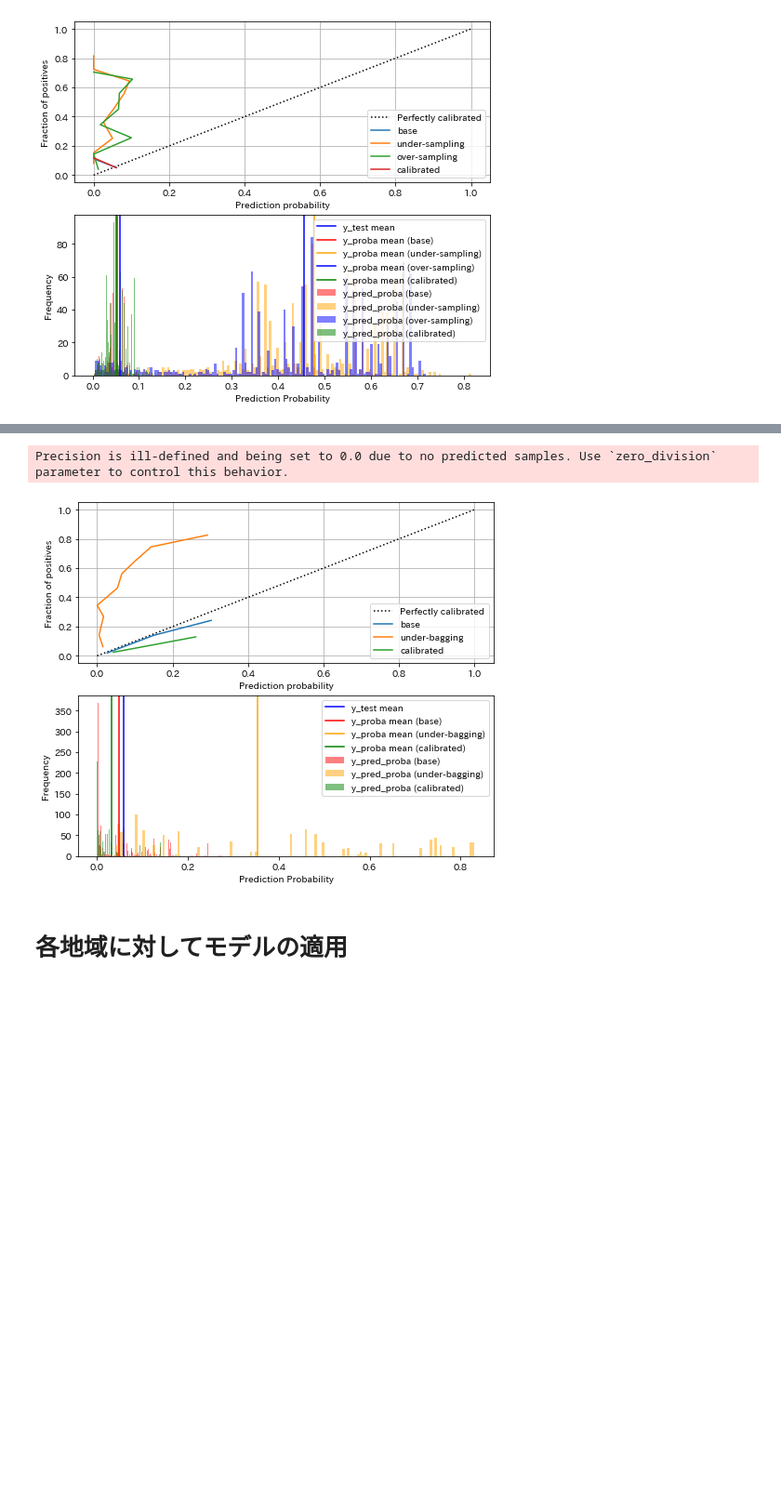
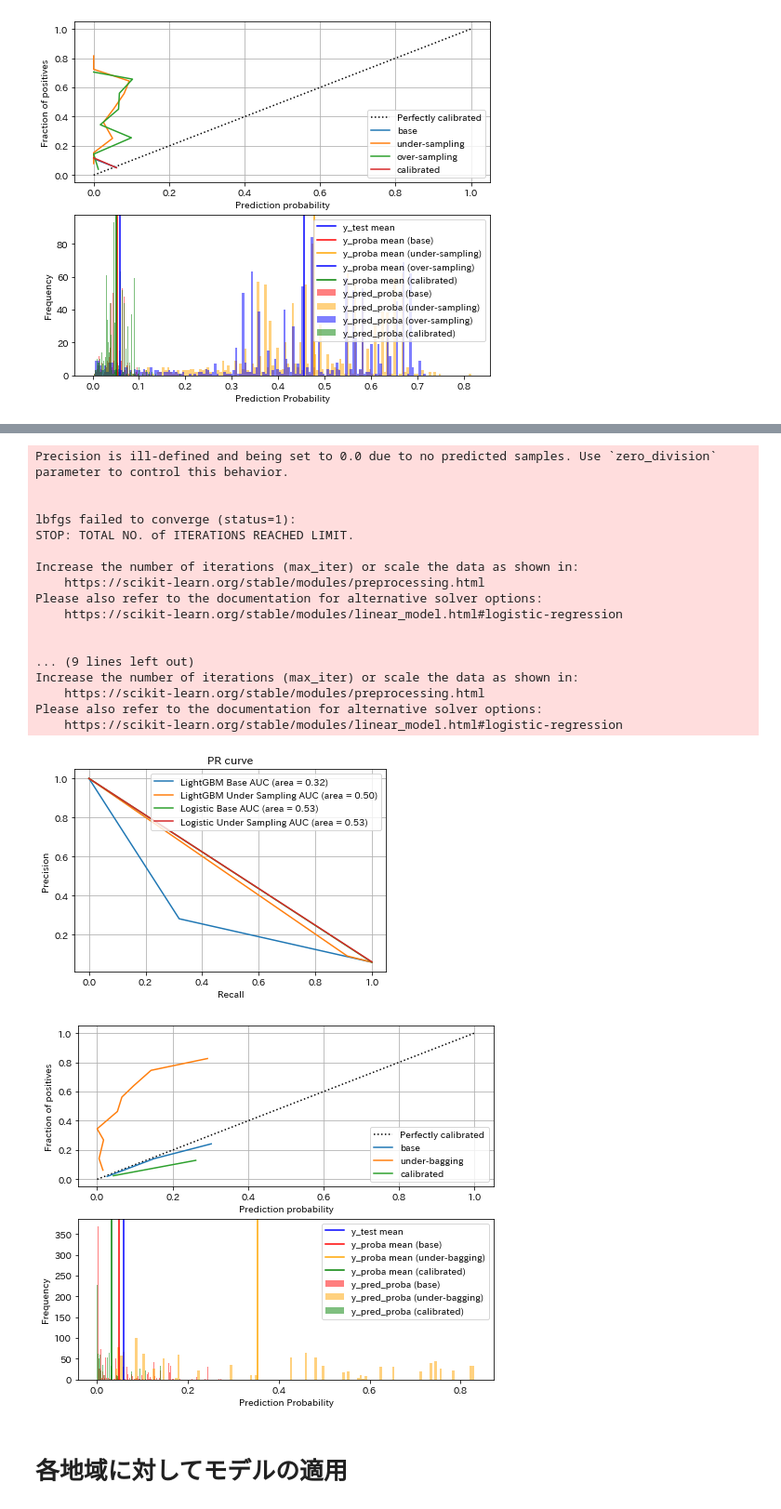
Before and after one commit to ostk0069/COVID-19-Basic-Analysis, a Jupyter notebook: signate_phase1_covid19_case_data.ipynb, the cells around one changed output, grey strips where cells are left out. Shown: that part at 93% size. Saved outputs shown, nothing was run; the diff lists cells and outputs as text; code cells hidden in the pictures; blank space fills up the shorter version.

```diff
--- a/signate_phase1_covid19_case_data.ipynb
+++ b/signate_phase1_covid19_case_data.ipynb
@@ -614,7 +614,7 @@ def main():
 
     # 検証用データを予測させる
     y_pred_proba_base = booster.predict(X_test)
-    y_pred_base = np.where(y_pred_proba_base > 0.9, 1, 0)
+    y_pred_base = np.where(y_pred_proba_base > 0.163, 1, 0)
 
     # Recallを指定した時のprecisionを調べる
     for percentage in [round(i * 0.1, 1) for i in range(1, 10)]:
@@ -637,14 +637,14 @@ def main():
     # 検証用データを予測させる
     y_pred_proba_ub_list = cv_booster.predict(X_test)
     y_pred_proba_ub = np.array(y_pred_proba_ub_list).mean(axis=0)
-    y_pred_ub = np.where(y_pred_proba_ub > 0.9, 1, 0)
+    y_pred_ub = np.where(y_pred_proba_ub > 0.163, 1, 0)
 
     # サンプリングレートを元に確率を補正する
     y_sampled = y_train.reindex(folds.sample_indices_)
     y_sampled_negative_len = np.count_nonzero(y_sampled == 0)
     beta = y_sampled_negative_len / len(y_train)
     y_pred_proba_cb = probability_calibration(y_pred_proba_ub, beta)
-    y_pred_cb = np.where(y_pred_proba_cb > 0.9, 1, 0)
+    y_pred_cb = np.where(y_pred_proba_cb > 0.163, 1, 0)
 
     # Recallを指定した時のprecisionを調べる
     for percentage in [round(i * 0.1, 1) for i in range(1, 10)]:
@@ -669,6 +669,55 @@ def main():
     print('y_proba mean (base)', y_pred_proba_base.mean())
     print('y_proba mean (under-sampling)', y_pred_proba_ub.mean())
     print('y_proba mean (calibrated)', y_pred_proba_cb.mean())
+
+
+    clf = LogisticRegression(random_state=42, solver='lbfgs')
+    clf.fit(X_train, y_train)
+    # 検証用データを予測させる
+    Y_pred_proba_base = clf.predict_proba(X_test)[:, 1]
+    Y_pred_base = np.where(Y_pred_proba_base > 0.163, 1, 0)
+
+    # Under-sampling で均衡データにする
+    sampler = RandomUnderSampler(random_state=42)
+    X_train_sampled, y_train_sampled = sampler.fit_sample(X_train, y_train)
+
+    # Over-sampling で均衡データにする
+    over_sampler = SMOTE(random_state=42)
+    X_train_over_sampled, y_train_over_sampled = over_sampler.fit_sample(X_train, y_train)
+
+    # Under-samplingの均衡データでロジスティック回帰モデルを学習させる
+    clf = LogisticRegression(random_state=42, solver='lbfgs')
+    clf.fit(X_train_sampled, y_train_sampled)
+    # Under-samplingの検証用データを予測させる
+    Y_pred_proba_us = clf.predict_proba(X_test)[:, 1]
+    Y_pred_us = np.where(Y_pred_proba_us > 0.163, 1, 0)
+
+    # lightgbm base
+    precision1, recall1, thresholds1 = metrics.precision_recall_curve(y_test, y_pred_base)
+    auc1 = metrics.auc(recall1, precision1)
+
+    # lightgbm undersampling
+    precision2, recall2, thresholds2 = metrics.precision_recall_curve(y_test, y_pred_ub)
+    auc2 = metrics.auc(recall2, precision2)
+
+    # logistic base
+    precision3, recall3, thresholds3 = metrics.precision_recall_curve(y_test, Y_pred_base)
+    auc3 = metrics.auc(recall3, precision3)
+
+    # logistic undersampling
+    precision4, recall4, thresholds4 = metrics.precision_recall_curve(y_test, Y_pred_us)
+    auc4 = metrics.auc(recall4, precision4)
+
+    plt.plot(recall1, precision1, label='LightGBM Base AUC (area = %.2f)'%auc1)
+    plt.plot(recall2, precision2, label='LightGBM Under Sampling AUC (area = %.2f)'%auc2)
+    plt.plot(recall3, precision3, label='Logistic Base AUC (area = %.2f)'%auc3)
+    plt.plot(recall4, precision4, label='Logistic Under Sampling AUC (area = %.2f)'%auc4)
+    plt.legend()
+    plt.title('PR curve')
+    plt.xlabel('Recall')
+    plt.ylabel('Precision')
+    plt.grid(True)
+    plt.show()
 
     # キャリブレーションカーブを計算する
     base_curve = calibration_curve(y_test, y_pred_proba_base, n_bins=10)
@@ -728,34 +777,51 @@ Function safe_indexing is deprecated; safe_indexing is deprecated in version 0.2
 
 
 Function safe_indexing is deprecated; safe_indexing is deprecated in version 0.22 and will be removed in version 0.24.
 
 
 Function safe_indexing is deprecated; safe_indexing is deprecated in version 0.22 and will be removed in version 0.24.
 
 
 Function safe_indexing is deprecated; safe_indexing is deprecated in version 0.22 and will be removed in version 0.24.
 
 
 Function safe_indexing is deprecated; safe_indexing is deprecated in version 0.22 and will be removed in version 0.24.
 [10]    cv_agg's binary_logloss: 0.548794 + 0.0342739
 [20]    cv_agg's binary_logloss: 0.525735 + 0.046926
 [30]    cv_agg's binary_logloss: 0.518289 + 0.0525071
 [40]    cv_agg's binary_logloss: 0.516524 + 0.0555879
 [50]    cv_agg's binary_logloss: 0.516443 + 0.0552117
 recallが 0.2 の割合で指定された時のprecision 0.3125
 recallが 0.3 の割合で指定された時のprecision 0.2923076923076923
 recallが 0.4 の割合で指定された時のprecision 0.24347826086956523
 recallが 0.5 の割合で指定された時のprecision 0.2125
 recallが 0.6 の割合で指定された時のprecision 0.1872146118721461
 recallが 0.7 の割合で指定された時のprecision 0.16725978647686832
 recallが 0.8 の割合で指定された時のprecision 0.13866666666666666
 ... (13 lines left out)
 y_test mean 0.05968858131487889
 y_proba mean (base) 0.050340096789828655
 y_proba mean (under-sampling) 0.35463544578235906
 y_proba mean (calibrated) 0.032504783867680395
 Precision is ill-defined and being set to 0.0 due to no predicted samples. Use `zero_division` parameter to control this behavior.
+
+
+lbfgs failed to converge (status=1):
+STOP: TOTAL NO. of ITERATIONS REACHED LIMIT.
+
+Increase the number of iterations (max_iter) or scale the data as shown in:
+    https://scikit-learn.org/stable/modules/preprocessing.html
+Please also refer to the documentation for alternative solver options:
+    https://scikit-learn.org/stable/modules/linear_model.html#logistic-regression
+
+
+... (9 lines left out)
+Increase the number of iterations (max_iter) or scale the data as shown in:
+    https://scikit-learn.org/stable/modules/preprocessing.html
+Please also refer to the documentation for alternative solver options:
+    https://scikit-learn.org/stable/modules/linear_model.html#logistic-regression
-[figure, old version]
+[figure, new version]
+[figure, added]
 # %% [markdown]
 # 各地域に対してモデルの適用
 # %% [markdown]
```
Also changed, not shown: parts of 1 cell of this notebook.
